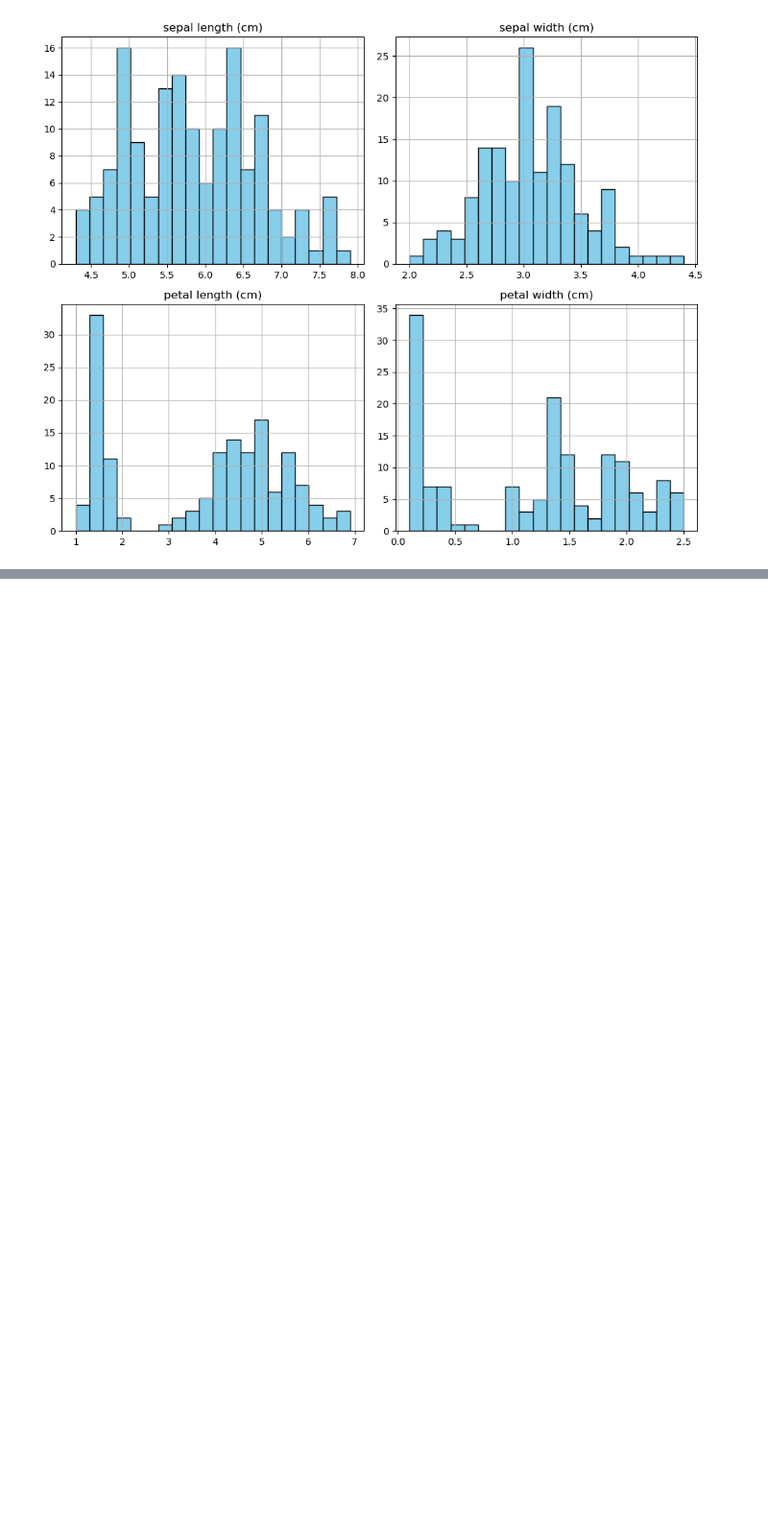
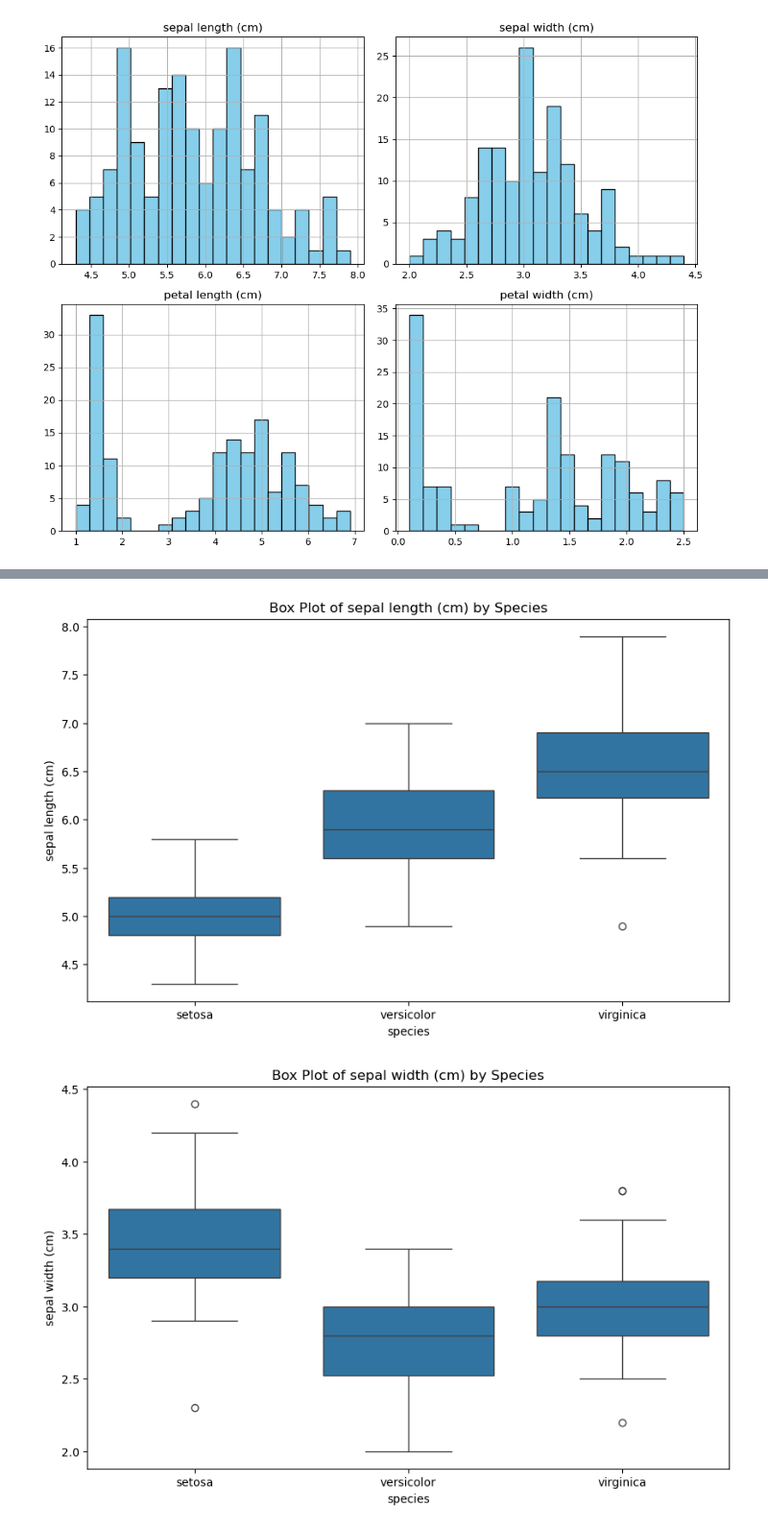
Before and after one commit to bijay-odyssey/Iris-EDA-Project, a Jupyter notebook: Iris_EDA.ipynb, the cells around one changed output, grey strips where cells are left out. Shown: that part at 96% size. Cells and saved outputs as stored; diff of their text form; code cells hidden in the pictures; blank space fills up the shorter version.

```diff
--- a/Iris_EDA.ipynb
+++ b/Iris_EDA.ipynb
@@ -78,0 +104,9 @@ plt.show()
+# %%
+for i in range(len(iris.feature_names)):
+    plt.figure(figsize=(10, 6))
+    sns.boxplot(x='species', y=iris.feature_names[i], data=df)
+    plt.title(f'Box Plot of {iris.feature_names[i]} by Species')
+    plt.show()
+# %% [output]
+[figure, added]
+[figure, added]
```
Also changed, not shown: parts of 6 cells of this notebook.
